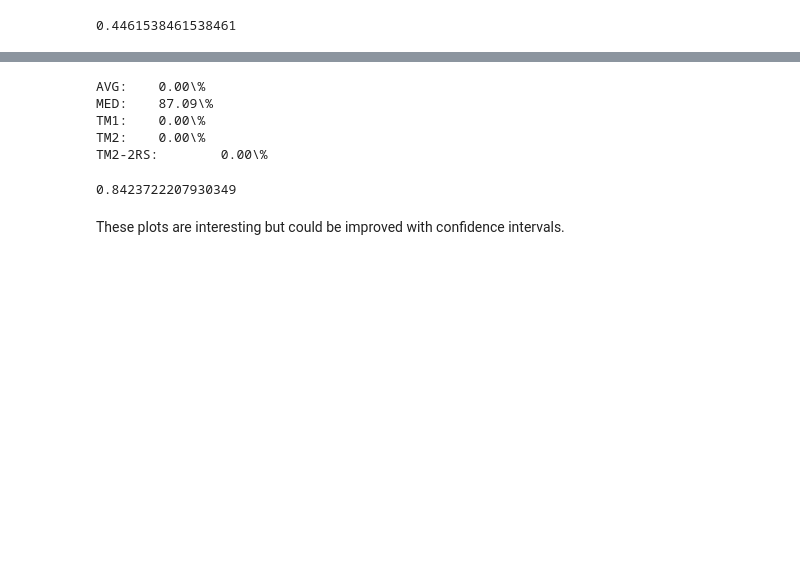
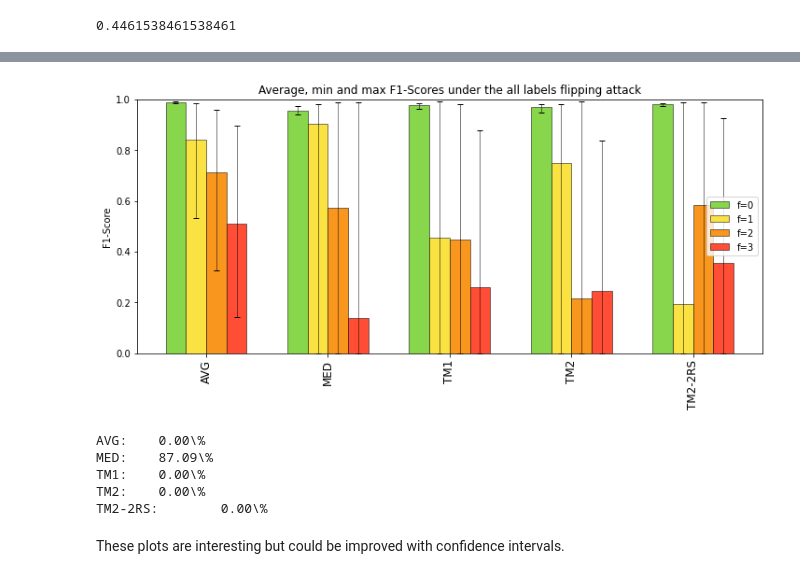
Before and after one commit to ValerianRey/fed_iot_guard, a Jupyter notebook: Test results.ipynb, the cells around one changed output, grey strips where cells are left out. Cells and saved outputs as stored; diff of their text form; code cells hidden in the pictures; blank space fills up the shorter version.

```diff
--- a/Test results.ipynb
+++ b/Test results.ipynb
@@ -396,7 +395,7 @@ def get_max_f1_last_round(all_results):
 
     return max_f1
 # %%
-def get_avg_f1_last_round(all_results):
+def get_mean_f1_last_round(all_results):
     f1_sum = 0.
     counter = 0
     for configuration, configuration_results in all_results.items():
@@ -423,3 +493,19 @@ def print_latex_f1_scores(base_path, end_path):
+# %%
+attack_folder = 'LABEL_FLIPPING'
+attack_code = 'flipping/'
+attack_name = 'all labels flipping'
+
+# attack_folder = 'GRADIENT_FACTOR'
+# attack_code = 'factor/'
+# attack_name = 'gradient factor'
+
+# attack_folder = 'CANCEL'
+# attack_code = 'cancel/'
+# attack_name = 'model cancelling'
+
+plot_f1_scores('test_results/decentralized_classifier_fedsgd/' + attack_folder + '/', attack_code, attack_name)
+# %% [output]
+[figure, added]
 # %%
 print_latex_f1_scores('test_results/decentralized_classifier_fedsgd/CANCEL/', ' vs 3cancel/')
 # %% [output]
@@ -429,9 +515,7 @@ TM1:    0.00\%
 TM2:    0.00\%
 TM2-2RS:        0.00\%
 # %%
-get_avg_f1_last_round(get_all_results('avg vs 1flipping/'))
+get_mean_f1_last_round(get_all_results('avg vs 1flipping/'))
-# %% [output]
-0.8423722207930349
 # %%
 path_1_1 = base_path + 'avg vs 1flipping/'
 path_1_2 = base_path + 'avg vs 2flipping/'
```
Also changed, not shown: parts of 5 cells of this notebook.
